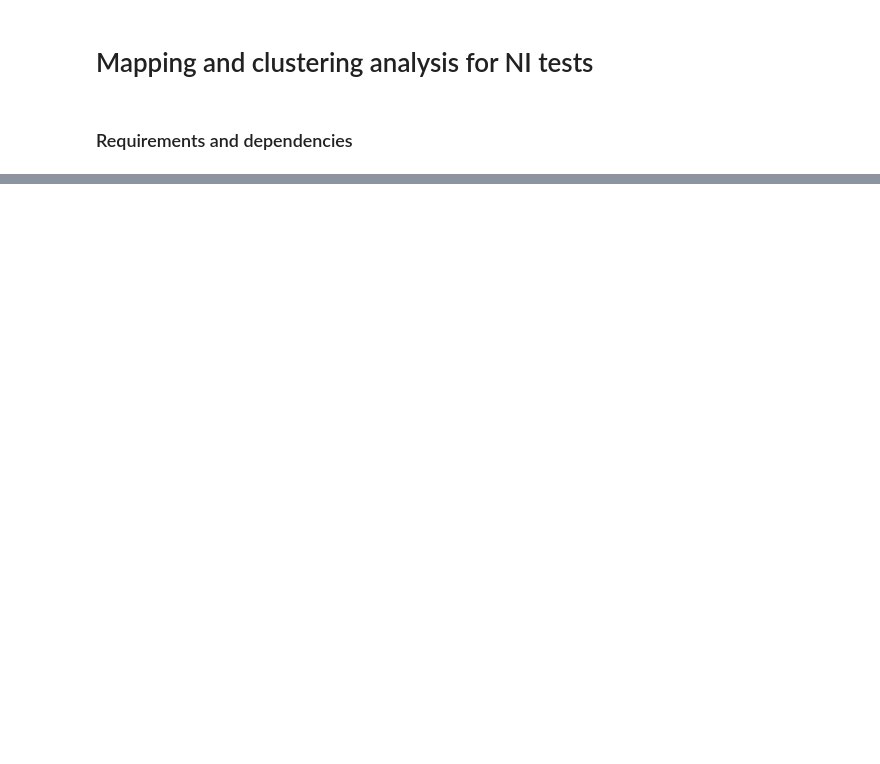
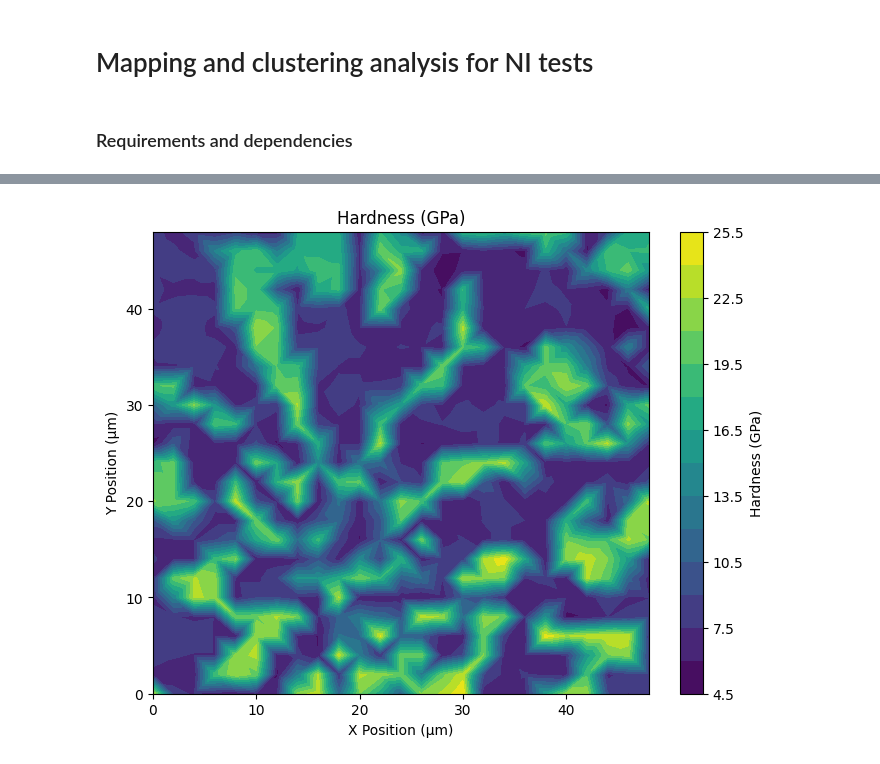
Before and after one commit to DavidMercier/Indentation2025, a Jupyter notebook: Atelier1_ML-Clustering/Clustering.ipynb, the cells around one changed output, grey strips where cells are left out. Saved outputs shown, nothing was run; the diff lists cells and outputs as text; code cells hidden in the pictures; blank space fills up the shorter version.

```diff
--- a/Atelier1_ML-Clustering/Clustering.ipynb
+++ b/Atelier1_ML-Clustering/Clustering.ipynb
@@ -249,0 +39,20 @@ Cluster data successfully saved to C:\github\ICME-OoCTO\MLforMultiphaseMaterials
+# %%
+# Import data from Excel files
+data_frames = []
+for file_path in file_paths:
+    df = pd.read_excel(file_path, sheet_name=sheet_name)
+    data_frames.append(df)
+data = pd.concat(data_frames, ignore_index=True)
+
+# Merge first row (containing units) with the header
+data.columns = [f"{col}_{unit}" if unit else col for col, unit in zip(data.columns, data.iloc[0])]
+data = data.drop(index=0).reset_index(drop=True)
+data = data.apply(pd.to_numeric, errors='ignore')
+
+# Replace empty strings with NaN
+data.replace("", np.nan, inplace=True)
+
+# Remove colums Markers and Index Integer
+data.drop(columns=[col for col in data.columns if 'Markers_nan' in col or 'Index_Integer' in col], inplace=True)
+
+print(data.head())
@@ -249,0 +68,74 @@ Cluster data successfully saved to C:\github\ICME-OoCTO\MLforMultiphaseMaterials
+# %%
+def plot_map(x, y, z, title, xlabel, ylabel, cmap='viridis', save_path=None):
+    # Filter out non-finite values
+    mask = np.isfinite(x) & np.isfinite(y) & np.isfinite(z)
+    x, y, z = x[mask], y[mask], z[mask]
+
+    plt.figure(figsize=(8, 6))
+    plt.tricontourf(x, y, z, levels=14, cmap=cmap)
+    plt.colorbar(label=title)
+    plt.title(title)
+    plt.xlabel(xlabel)
+    plt.ylabel(ylabel)
+    if save_path:
+        plt.savefig(save_path)
+    plt.show()
+
+# Plot Hardness map
+plot_map(data['X Position_µm'], data['Y Position_µm'], data['HARDNESS_GPa'],
+         title='Hardness (GPa)', xlabel='X Position (µm)', ylabel='Y Position (µm)',
+         save_path='hardness_map.png')
+
+# Plot Modulus map
+plot_map(data['X Position_µm'], data['Y Position_µm'], data['MODULUS_GPa'],
+         title='Modulus Map (GPa)', xlabel='X Position (µm)', ylabel='Y Position (µm)',
+         save_path='modulus_map.png')
+
+# Plot Modulus vs Hardness
+plt.figure(figsize=(8, 6))
+sns.scatterplot(y='MODULUS_GPa', x='HARDNESS_GPa', data=data)
+plt.title('Modulus vs Hardness')
+plt.ylabel('Modulus (GPa)')
+plt.xlabel('Hardness (GPa)')
+plt.savefig('modulus_vs_hardness.png')
+plt.show()
+
+# Plot Probability Density Function (PDF) of Hardness and Modulus + Deconvolution
+def plot_pdf_with_deconvolution(data, column, n_components=3, save_path=None):
+    plt.figure(figsize=(10, 6))
+
+    # Plot histogram
+    sns.histplot(data[column].dropna(), bins=30, kde=False, stat='density', color='lightgray', edgecolor='black')
+
+    # Fit Gaussian Mixture Model
+    gmm = GaussianMixture(n_components=n_components, random_state=0)
+    gmm.fit(data[[column]].dropna())
+
+    # Generate x values for plotting the GMM components
+    x = np.linspace(data[column].min(), data[column].max(), 1000).reshape(-1, 1)
+    logprob = gmm.score_samples(x)
+    responsibilities = gmm.predict_proba(x)
+    pdf = np.exp(logprob)
+
+    # Plot GMM components
+    for i in range(n_components):
+        plt.plot(x, responsibilities[:, i] * pdf, label=f'Component {i+1}')
+
+    plt.plot(x, pdf, '-k', label='GMM Total')
+    plt.title(f'PDF and GMM Deconvolution of {column}')
+    plt.xlabel(column)
+    plt.ylabel('Density')
+    plt.legend()
+
+    if save_path:
+        plt.savefig(save_path)
+
+    plt.show()
+
+n_componentsVal = 3  # Adjust based on expected number of phases
+# Plot PDF and GMM Deconvolution for Hardness
+plot_pdf_with_deconvolution(data, 'HARDNESS_GPa', n_components=n_componentsVal, save_path='hardness_pdf_gmm.png')
+# Plot PDF and GMM Deconvolution for Modulus
+plot_pdf_with_deconvolution(data, 'MODULUS_GPa', n_components=n_componentsVal, save_path='modulus_pdf_gmm.png')
+# %% [output]
+[figure, added]
```
Also changed, not shown: parts of 26 cells of this notebook, 35 other files.
